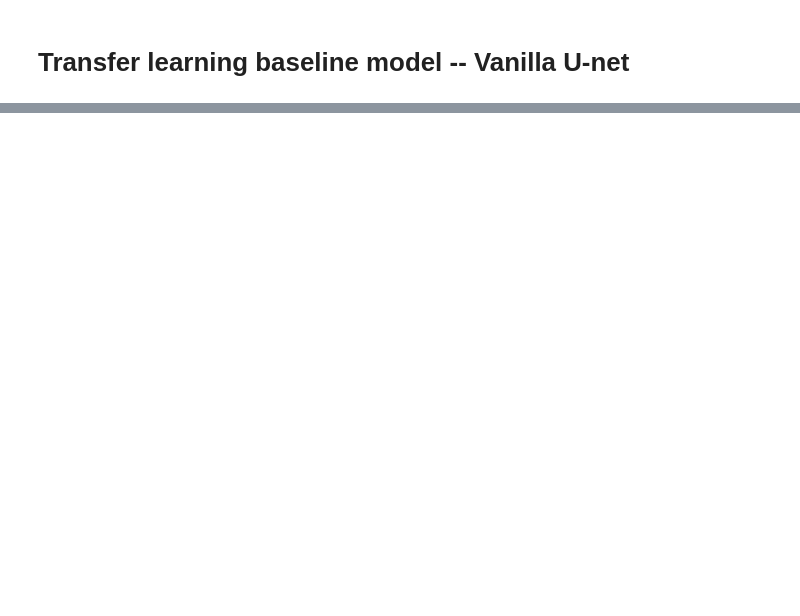
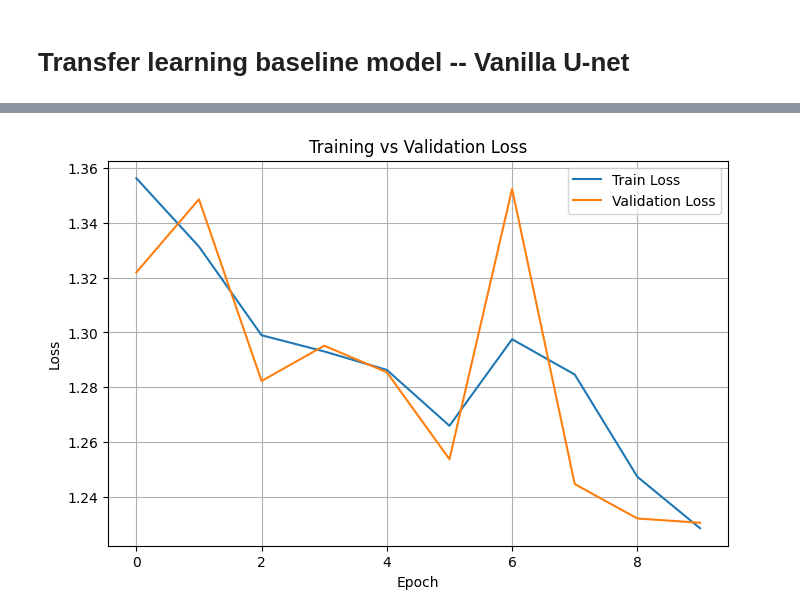
Before and after one commit to San0160/Image-segmentaion, a Jupyter notebook: Image_segmentaion.ipynb, the cells around one changed output, grey strips where cells are left out. Saved outputs shown, nothing was run; the diff lists cells and outputs as text; code cells hidden in the pictures; blank space fills up the shorter version.

Commit message:
Baseline model and evaluation complete

```diff
--- a/Image_segmentaion.ipynb
+++ b/Image_segmentaion.ipynb
@@ -780,0 +779,2 @@ torch.Size([1, 5, 512, 512])
+# %%
+model = model.to(device)
@@ -780,0 +963,9 @@ torch.Size([1, 5, 512, 512])
+# %%
+val_loss = validate_one_epoch(
+    model=model,
+    dataloader=val_loader,
+    criterion=criterion,
+    device=device
+)
+
+print(f"Validation Loss : {val_loss:.4f}")
@@ -780,0 +1020,11 @@ torch.Size([1, 5, 512, 512])
+# %%
+history = fit(
+    model=model,
+    train_loader=train_loader,
+    val_loader=val_loader,
+    criterion=criterion,
+    optimizer=optimizer,
+    scheduler=scheduler,
+    device=device,
+    epochs=10
+)
@@ -780,0 +1042,24 @@ torch.Size([1, 5, 512, 512])
+# %%
+plt.figure(figsize=(8,5))
+
+plt.plot(
+    history["train_loss"],
+    label="Train Loss"
+)
+
+plt.plot(
+    history["val_loss"],
+    label="Validation Loss"
+)
+
+plt.xlabel("Epoch")
+plt.ylabel("Loss")
+plt.title("Training vs Validation Loss")
+
+plt.legend()
+
+plt.grid(True)
+
+plt.show()
+# %% [output]
+[figure, added]
```
Also changed, not shown: parts of 25 cells of this notebook.
